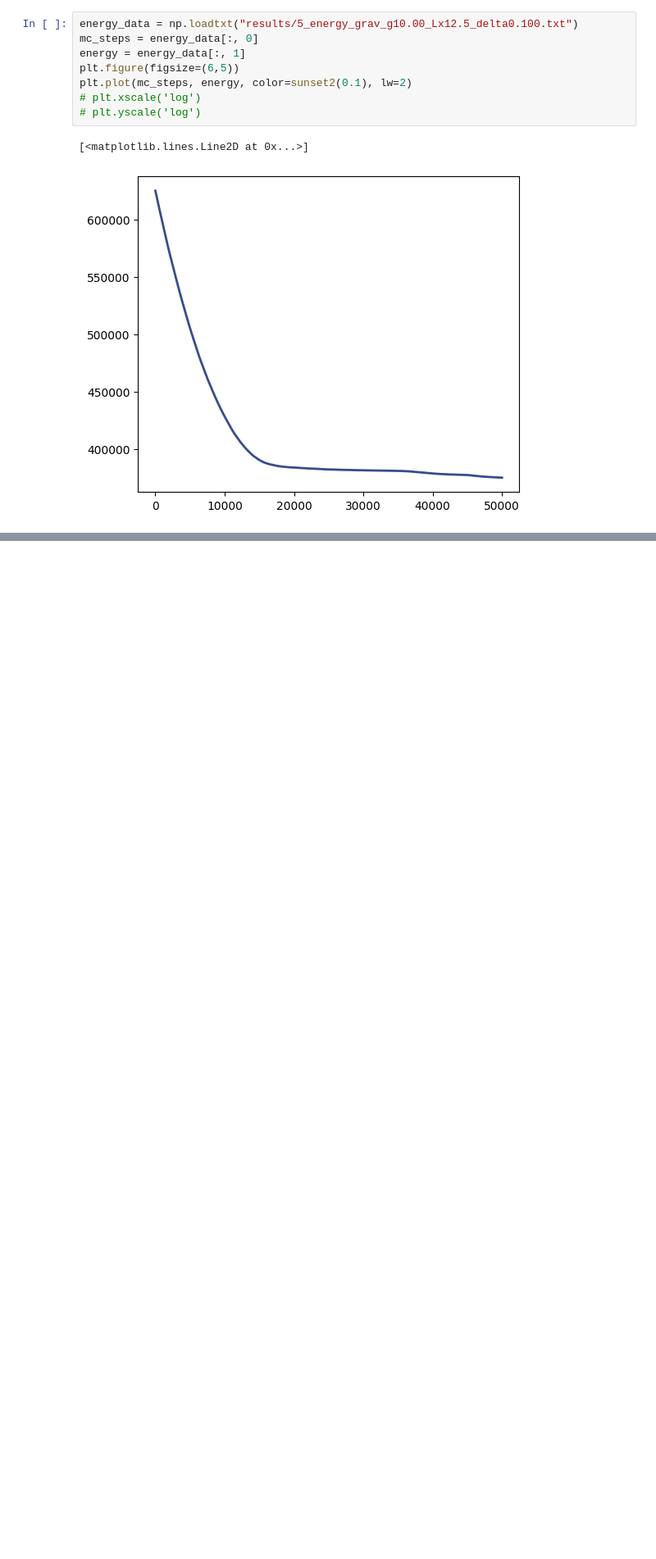
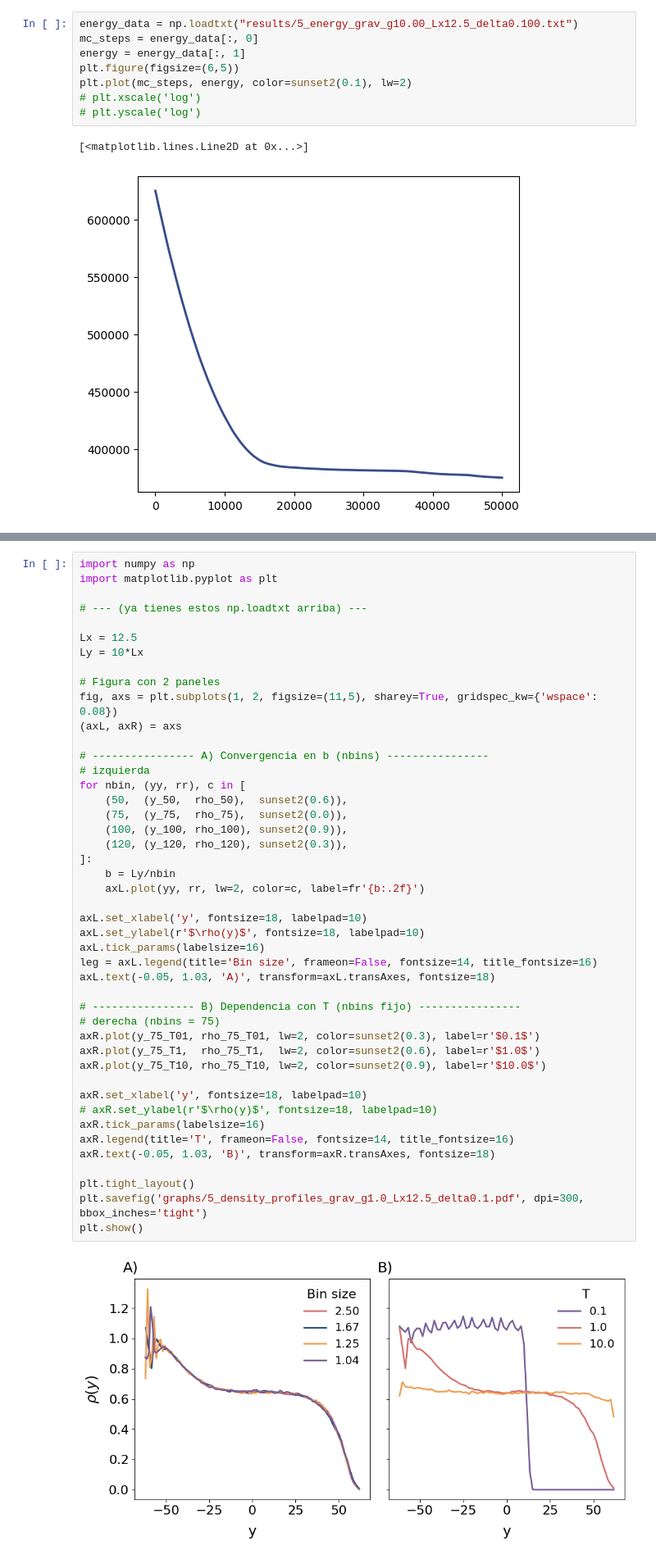
Before and after one commit to underDD/FiestaSCyB, a Jupyter notebook: plots.ipynb, the cells around one changed output, grey strips where cells are left out. Shown at 82% size. Drawn from its saved outputs; the diff is of its cells as text; blank space fills up the shorter version.

```diff
--- a/plots.ipynb
+++ b/plots.ipynb
@@ -625,0 +706,47 @@ plt.plot(mc_steps, energy, color=sunset2(0.1), lw=2)
+# %%
+import numpy as np
+import matplotlib.pyplot as plt
+
+# --- (ya tienes estos np.loadtxt arriba) ---
+
+Lx = 12.5
+Ly = 10*Lx
+
+# Figura con 2 paneles
+fig, axs = plt.subplots(1, 2, figsize=(11,5), sharey=True, gridspec_kw={'wspace': 0.08})
+(axL, axR) = axs
+
+# ---------------- A) Convergencia en b (nbins) ----------------
+# izquierda
+for nbin, (yy, rr), c in [
+    (50,  (y_50,  rho_50),  sunset2(0.6)),
+    (75,  (y_75,  rho_75),  sunset2(0.0)),
+    (100, (y_100, rho_100), sunset2(0.9)),
+    (120, (y_120, rho_120), sunset2(0.3)),
+]:
+    b = Ly/nbin
+    axL.plot(yy, rr, lw=2, color=c, label=fr'{b:.2f}')
+
+axL.set_xlabel('y', fontsize=18, labelpad=10)
+axL.set_ylabel(r'$\rho(y)$', fontsize=18, labelpad=10)
+axL.tick_params(labelsize=16)
+leg = axL.legend(title='Bin size', frameon=False, fontsize=14, title_fontsize=16)
+axL.text(-0.05, 1.03, 'A)', transform=axL.transAxes, fontsize=18)
+
+# ---------------- B) Dependencia con T (nbins fijo) ----------------
+# derecha (nbins = 75)
+axR.plot(y_75_T01, rho_75_T01, lw=2, color=sunset2(0.3), label=r'$0.1$')
+axR.plot(y_75_T1,  rho_75_T1,  lw=2, color=sunset2(0.6), label=r'$1.0$')
+axR.plot(y_75_T10, rho_75_T10, lw=2, color=sunset2(0.9), label=r'$10.0$')
+
+axR.set_xlabel('y', fontsize=18, labelpad=10)
+# axR.set_ylabel(r'$\rho(y)$', fontsize=18, labelpad=10)
+axR.tick_params(labelsize=16)
+axR.legend(title='T', frameon=False, fontsize=14, title_fontsize=16)
+axR.text(-0.05, 1.03, 'B)', transform=axR.transAxes, fontsize=18)
+
+plt.tight_layout()
+plt.savefig('graphs/5_density_profiles_grav_g1.0_Lx12.5_delta0.1.pdf', dpi=300, bbox_inches='tight')
+plt.show()
+# %% [output]
+[figure, added]
```
Also changed, not shown: parts of 2 cells of this notebook, 10 other files.
